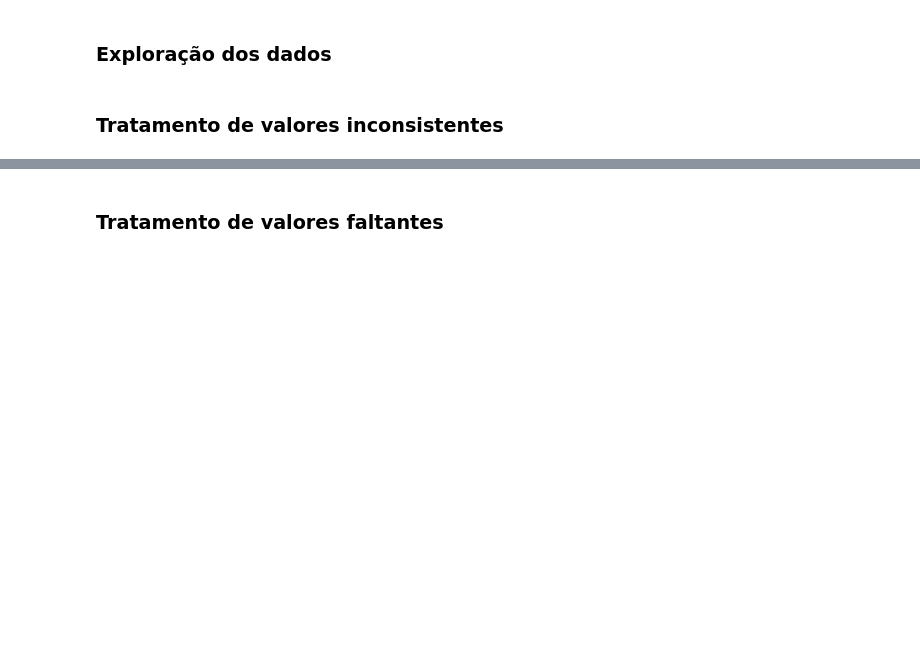
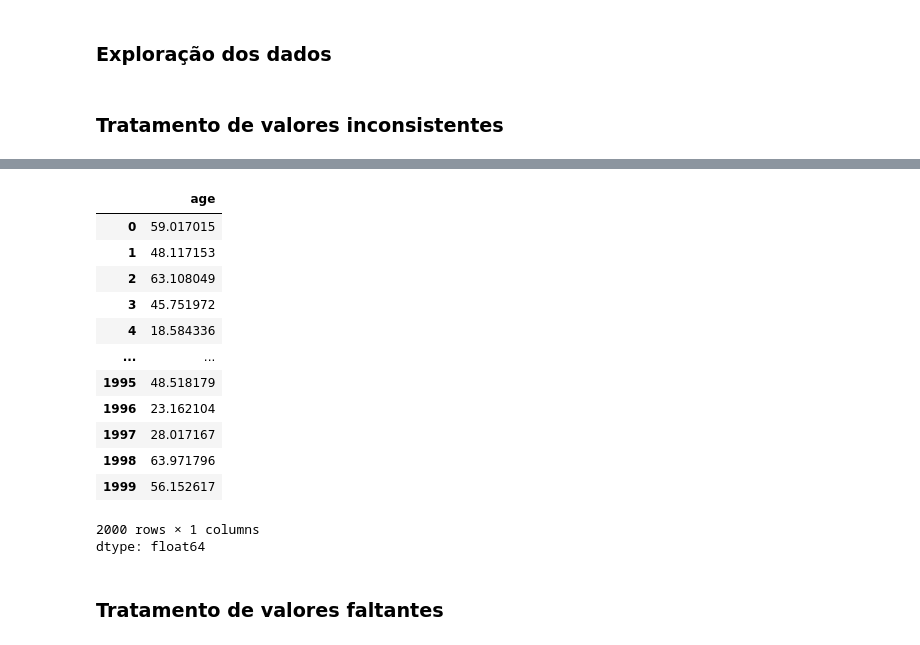
Before and after one commit to alexpatri/artificial-intelligence, a Jupyter notebook: 1-1-inconsistentes-e-faltantes.ipynb, the cells around one changed output, grey strips where cells are left out. Cells and saved outputs as stored; diff of their text form; code cells hidden in the pictures; blank space fills up the shorter version.

```diff
--- a/1-1-inconsistentes-e-faltantes.ipynb
+++ b/1-1-inconsistentes-e-faltantes.ipynb
@@ -45,5 +43,6 @@ base_credit.loc[base_credit['age'] < 0]
 # %%
 # Apagar a coluna inteira (de todos os registros da base de dados)
 
-base_credit2 = base_credit.drop('age', axis = 1)
+# base_credit2 = base_credit.drop('age', axis = 1)
+base_credit2 = base_credit.drop(base_credit.loc[base_credit['age'] < 0].index)
 base_credit2
@@ -49,0 +54,4 @@ base_credit2
+# %%
+# calcular a média de idade da base de dados
+mean_age = round(base_credit2['age'].mean(), 2)
+print(mean_age)
@@ -57,3 +71,21 @@ base_credit[base_credit['age'] < 0].index
+# %%
+base_credit.loc[base_credit['age'] < 0, 'age'] = mean_age
+base_credit['age']
+# %% [output]
+|  | age |
+| 0 | 59.017015 |
+| 1 | 48.117153 |
+| 2 | 63.108049 |
+| 3 | 45.751972 |
+| 4 | 18.584336 |
+| ... | ... |
+| 1995 | 48.518179 |
+| 1996 | 23.162104 |
+| 1997 | 28.017167 |
+| 1998 | 63.971796 |
+| 1999 | 56.152617 |
+2000 rows × 1 columns
+dtype: float64
 # %%
 # Apagar somente os registros com valores inconsistentes
 base_credit3 = base_credit.drop(base_credit[base_credit['age'] < 0].index)
```
Also changed, not shown: parts of 7 cells of this notebook.
